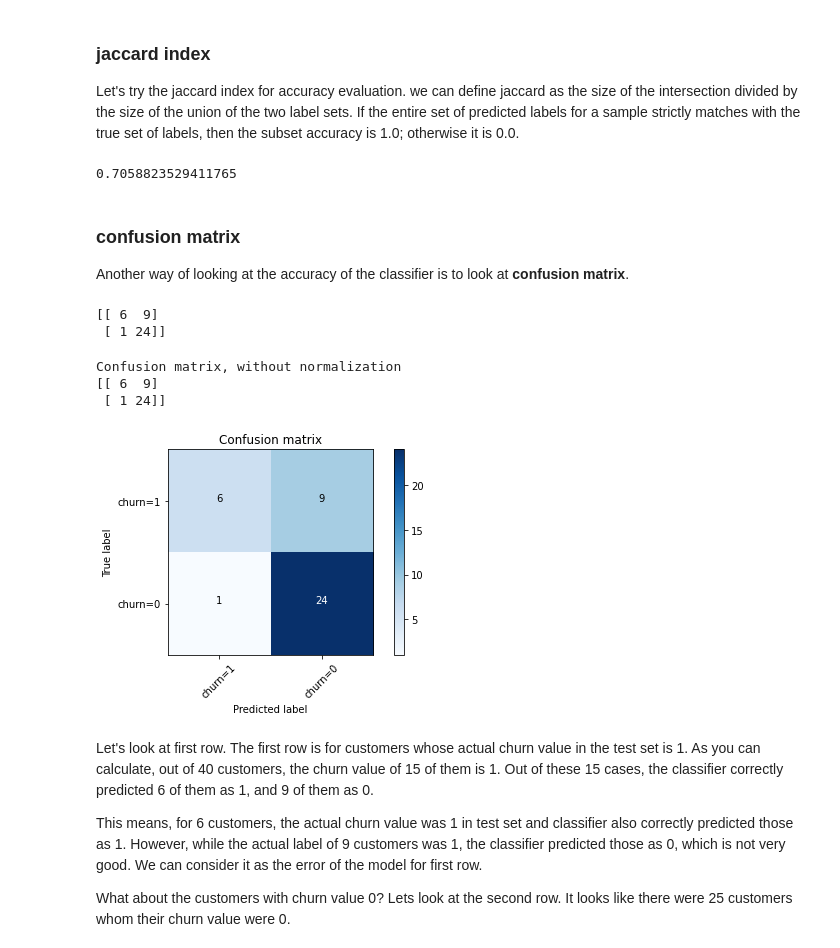
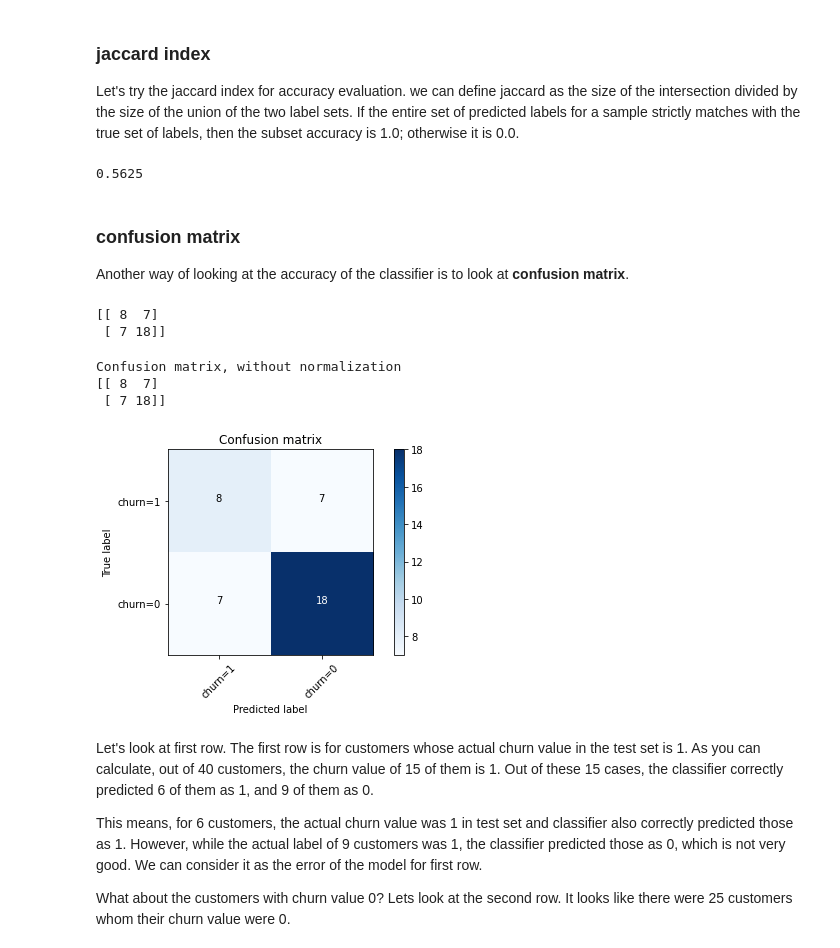
Before and after one commit to lililalina/ibm-data-science-and-machine-learning, a Jupyter notebook: 03-machine-learning/ML0101EN_Clas_Logistic_Reg_churn.ipynb, the cells around one changed output. Saved outputs shown, nothing was run; the diff lists cells and outputs as text; code cells hidden in the pictures.

```diff
--- a/03-machine-learning/ML0101EN_Clas_Logistic_Reg_churn.ipynb
+++ b/03-machine-learning/ML0101EN_Clas_Logistic_Reg_churn.ipynb
@@ -191,6 +190,6 @@ churn_df.shape
 # %% [markdown]
 Let's define X, and y for our dataset:
 # %%
-X = np.asarray(churn_df[['tenure', 'age', 'address', 'income', 'ed', 'employ', 'equip']])
+X = np.asanyarray(churn_df[['tenure', 'age', 'address', 'income', 'ed', 'employ', 'equip','callcard','wireless']])
 X[0:5]
 # %% [output]
@@ -202,5 +201,5 @@ array([[ 11.,  33.,   7., 136.,   5.,   5.,   0.],
 # %%
-y = np.asarray(churn_df['churn'])
+y = np.asanyarray(churn_df['churn'])
 y [0:5]
 # %% [output]
 array([1, 1, 0, 0, 0])
@@ -289,7 +288,7 @@ Let's try the jaccard index for accuracy evaluation. we can define jaccard as th
 from sklearn.metrics import jaccard_score
 jaccard_score(y_test, yhat,pos_label=0)
 # %% [output]
-0.7058823529411765
+0.5625
 # %% [markdown]
 ### confusion matrix
 
@@ -332,22 +331,22 @@ def plot_confusion_matrix(cm, classes,
     plt.xlabel('Predicted label')
 print(confusion_matrix(y_test, yhat, labels=[1,0]))
 # %% [output]
-[[ 6  9]
- [ 1 24]]
+[[ 8  7]
+ [ 7 18]]
 # %%
 # Compute confusion matrix
 cnf_matrix = confusion_matrix(y_test, yhat, labels=[1,0])
-np.set_printoptions(precision=2)
+#np.set_printoptions(precision=2) #to decide the number of digit shown
 
 
 # Plot non-normalized confusion matrix
 plt.figure()
 plot_confusion_matrix(cnf_matrix, classes=['churn=1','churn=0'],normalize= False,  title='Confusion matrix')
 # %% [output]
 Confusion matrix, without normalization
-[[ 6  9]
- [ 1 24]]
+[[ 8  7]
+ [ 7 18]]
-[figure, old version]
+[figure, new version]
 # %% [markdown]
 Let's look at first row. The first row is for customers whose actual churn value in the test set is 1.
 As you can calculate, out of 40 customers, the churn value of 15 of them is 1.
```
Also changed, not shown: parts of 22 cells of this notebook.
